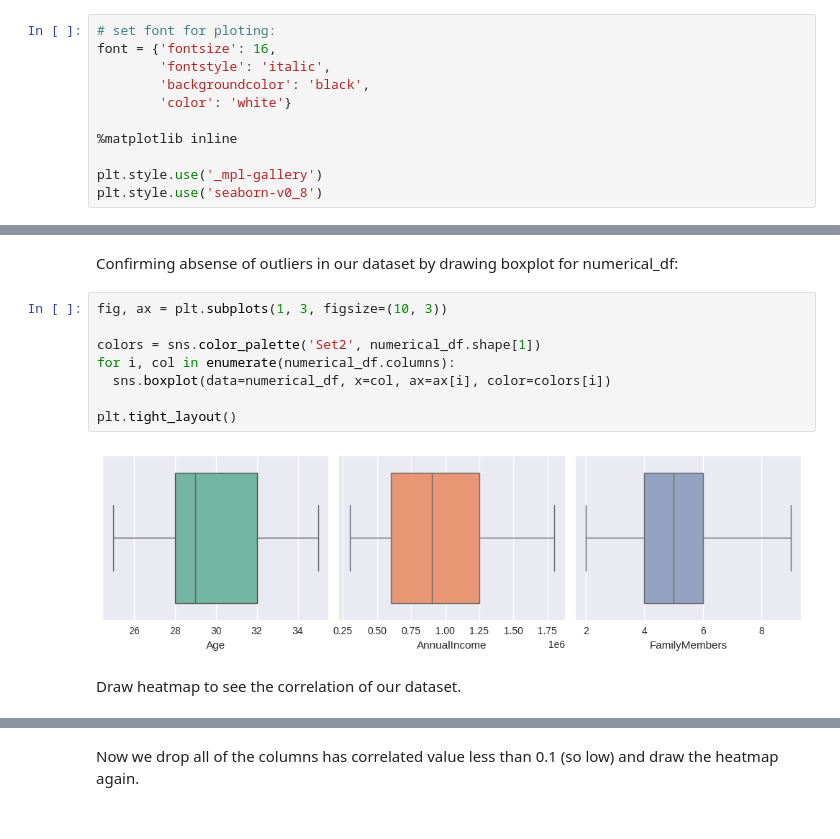
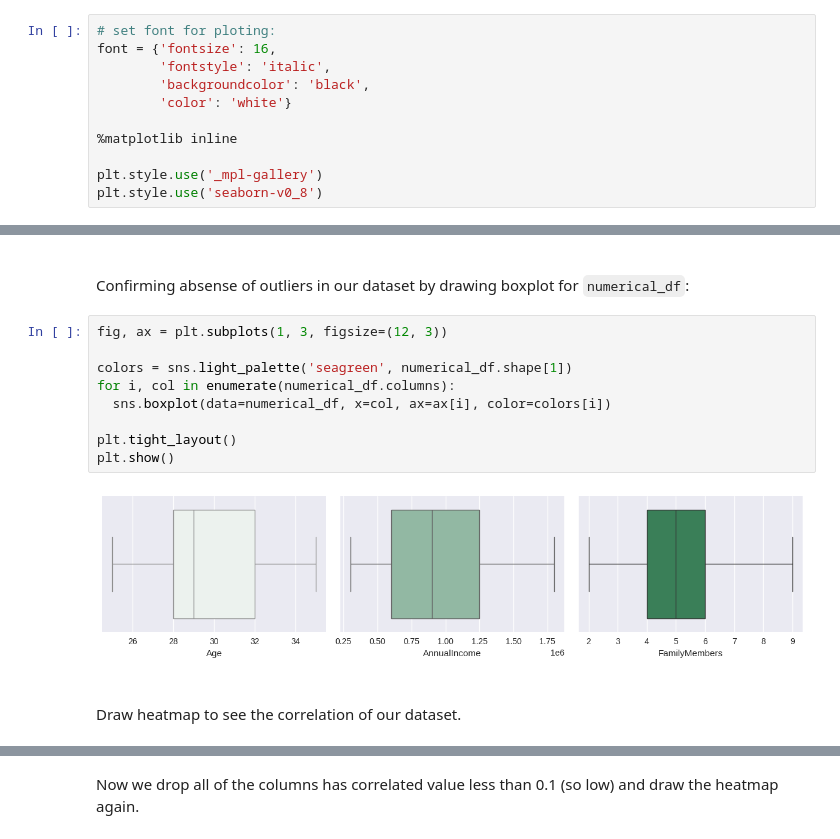
Before and after one commit to ttnghii/Machine-Learning-Basics-Models, a Jupyter notebook: 3- Naive Bayes/hw3.ipynb, the cells around one changed output, grey strips where cells are left out. Cells and saved outputs as stored; diff of their text form.

```diff
--- a/3- Naive Bayes/hw3.ipynb
+++ b/3- Naive Bayes/hw3.ipynb
@@ -311,15 +310,20 @@ dummy_df.head(3)
 # %% [markdown]
-Confirming absense of outliers in our dataset by drawing boxplot for numerical_df:
+<br>
+
+Confirming absense of outliers in our dataset by drawing boxplot for `numerical_df`:
 # %%
-fig, ax = plt.subplots(1, 3, figsize=(10, 3))
+fig, ax = plt.subplots(1, 3, figsize=(12, 3))
 
-colors = sns.color_palette('Set2', numerical_df.shape[1])
+colors = sns.light_palette('seagreen', numerical_df.shape[1])
 for i, col in enumerate(numerical_df.columns):
   sns.boxplot(data=numerical_df, x=col, ax=ax[i], color=colors[i])
 
 plt.tight_layout()
+plt.show()
 # %% [output]
-[figure, old version]
+[figure, new version]
 # %% [markdown]
+<br>
+
 Draw heatmap to see the correlation of our dataset.
 # %%
```
Also changed, not shown: parts of 78 cells of this notebook.
